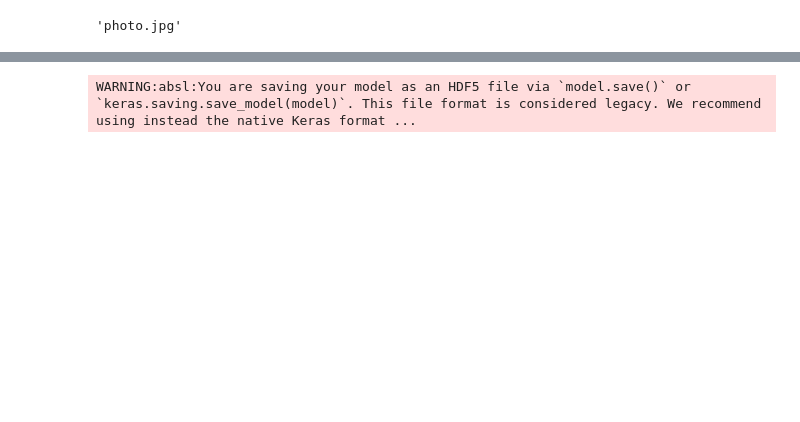
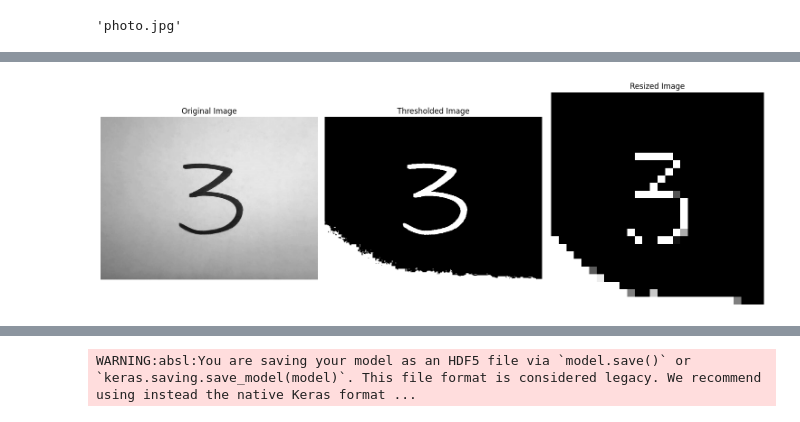
Before and after one commit to hectorcamachoz/TallerRedesNeuronales, a Jupyter notebook: TallerRedesNeuronales.ipynb, the cells around one changed output, grey strips where cells are left out. Cells and saved outputs as stored; diff of their text form; code cells hidden in the pictures; blank space fills up the shorter version.

```diff
--- a/TallerRedesNeuronales.ipynb
+++ b/TallerRedesNeuronales.ipynb
@@ -319,0 +443,4 @@ The predicted digit is: 2
+# %%
+resized = process_image('photo.jpg')
+# %% [output]
+[figure, added]
```
Also changed, not shown: parts of 69 cells of this notebook.
